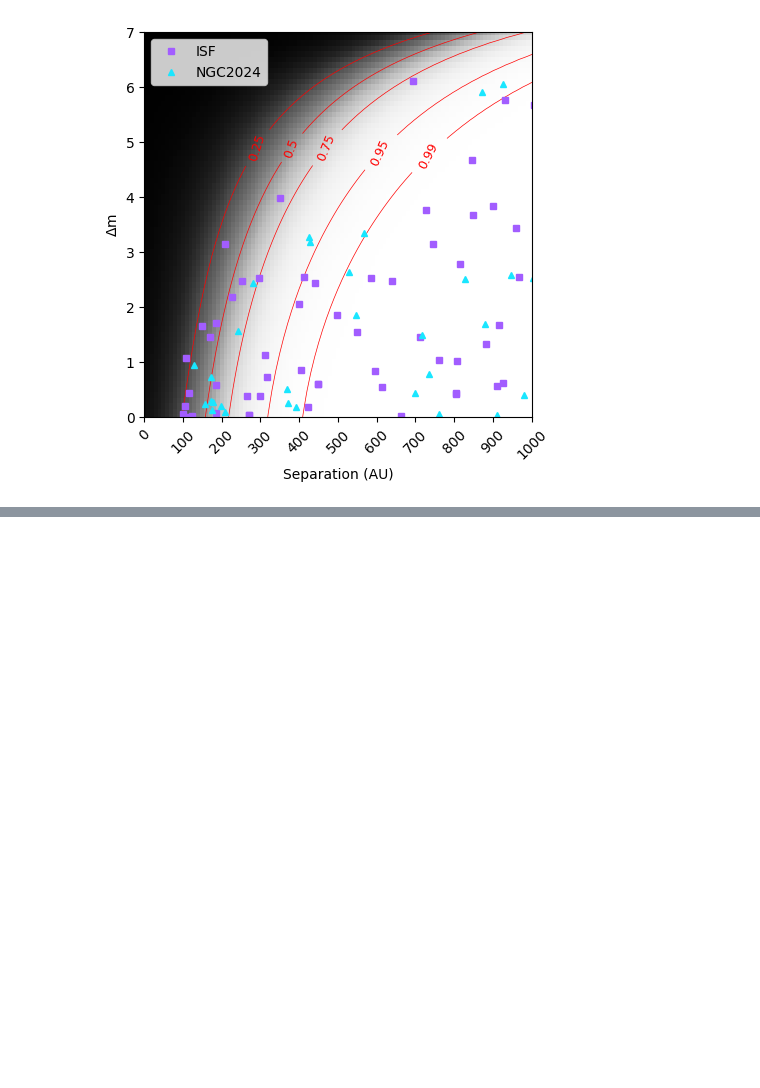
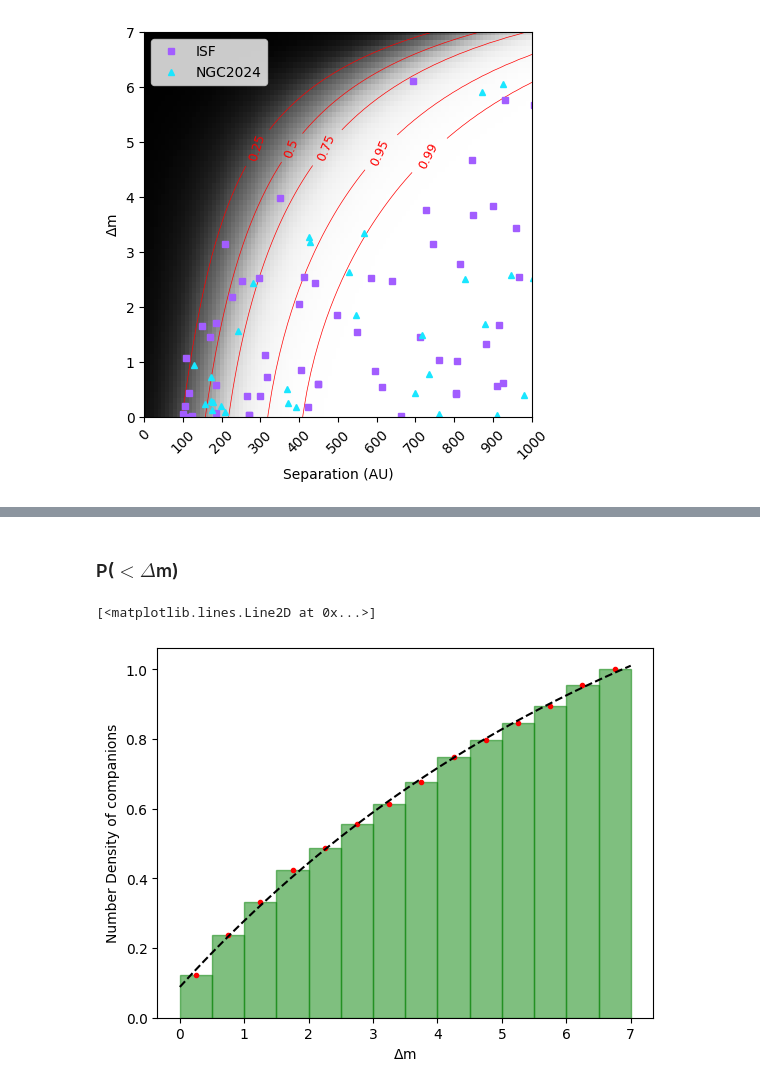
Before and after one commit to PrabhaniR/Artificial_Star_Test, a Jupyter notebook: CF - Probability.ipynb, the cells around one changed output, grey strips where cells are left out. Saved outputs shown, nothing was run; the diff lists cells and outputs as text; code cells hidden in the pictures; blank space fills up the shorter version.

```diff
--- a/CF - Probability.ipynb
+++ b/CF - Probability.ipynb
@@ -382,0 +391,24 @@ ax.plot(P_r(100, 1000, 1))
+# %% [markdown]
+### P($<\Delta$m)
+# %%
+plt.subplot()
+bw=100
+n, bins, patches = plt.hist(dmag/10, bins=np.arange(0, 7.051, 0.5),
+                            density = True, log=False, cumulative=True,
+                           color='green', alpha=0.5, edgecolor='g')
+#plt.plot(bins[0:-1]+0.05, n, '.r')
+plt.xlabel('$\Delta$m')
+plt.ylabel('Number Density of companions')
+
+#interpolated = pm.Interpolated.dist(np.arange(0, 8, 1), )
+def parabola(x, a, b, c):
+    return a - b*np.exp(-c*(x))
+plt.plot(bins[0:-1]+0.25, n, '.r')
+popt, pcov = curve_fit(parabola, bins[0:-1]+0.25, n, p0=[1, 1, 1])
+#mu = popt
+
+x = np.arange(0, 7.00001, 0.01)
+plt.plot(x, parabola(x, *popt), 'k--', ms=1)
+# %% [output]
+[<matplotlib.lines.Line2D at 0x...>]
+[figure, added]
```
Also changed, not shown: parts of 10 cells of this notebook.
